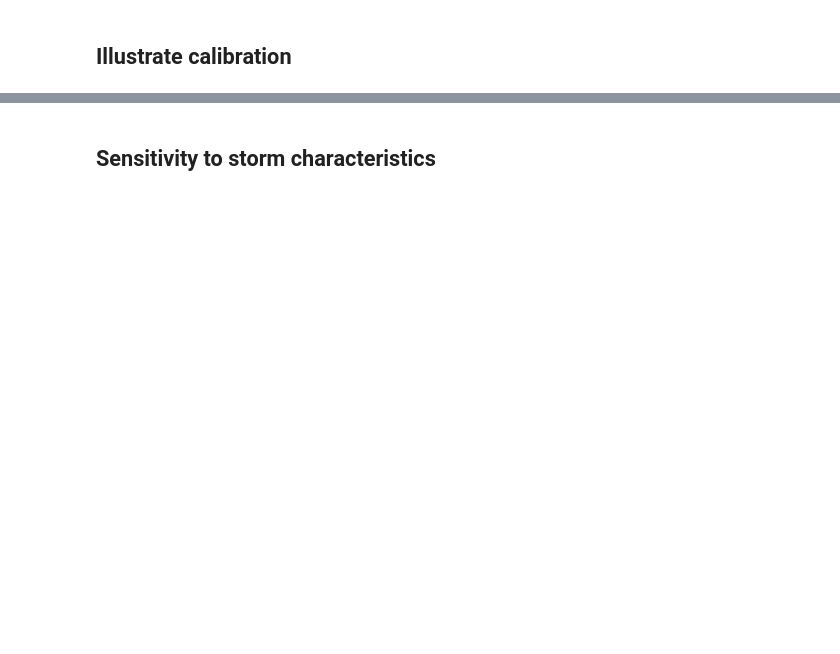
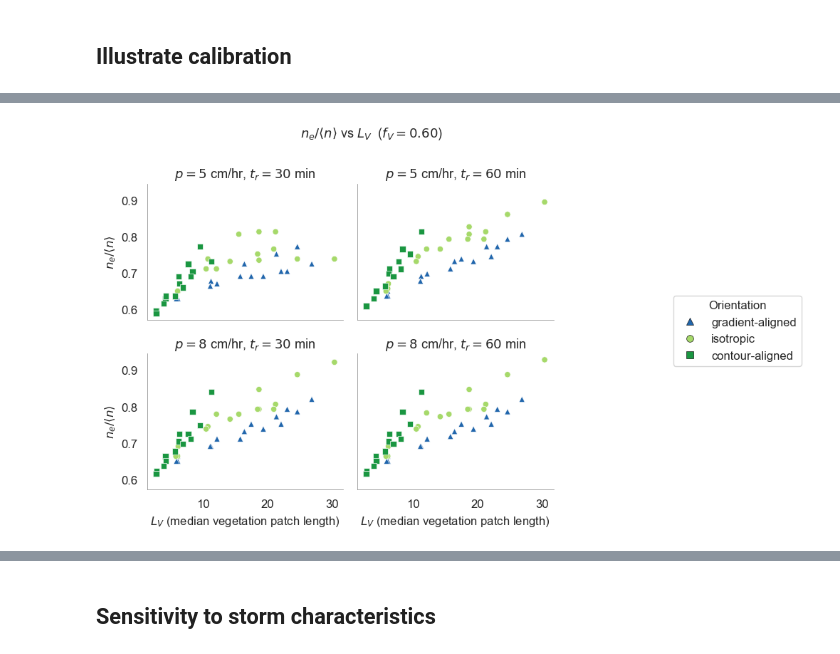
Before and after one commit to octavia-crompton/roughness-scale, a Jupyter notebook: notebooks/roughness_scale-pattern.ipynb, the cells around one changed output, grey strips where cells are left out. Cells and saved outputs as stored; diff of their text form; code cells hidden in the pictures; blank space fills up the shorter version.

```diff
--- a/notebooks/roughness_scale-pattern.ipynb
+++ b/notebooks/roughness_scale-pattern.ipynb
@@ -266,18 +280 @@ ax3.tick_params(labelsize=FS_TICK)
-# %%
-query = 'hydro_err < 0.03   and p == 5 and  l == 200 and tr == 60'
-fig, axes = plt.subplots(2, 2, figsize = (16,8))
-axes = axes.ravel()
-sim = summary.query(query).query("fV > 0.3 and sigma == 1 and aniso == 1").iloc[0]
-axes[0].imshow(sim.veg[:, :150], cmap = 'Greens', vmin = 0, vmax = 1.15)
-
-axes[0].set_title(r"$n_e / \langle n \rangle$ = {0:.2f}, $f_V$ = {1:.2f}".format(sim.effect_ratio, sim.veg.mean()))
-plot_q_compare(sim, axes[1])
-print (sim['<U>']**2, sim['<Up2>'], sim['<U>']**2/sim['<Up2>'])
-
-sim = summary.query(query).query("fV > 0.3 and sigma == 5 and aniso == 1 ").iloc[0]
-axes[2].imshow(sim.veg[:, :150], cmap = 'Greens', vmin = 0, vmax = 1.15)
-axes[2].set_title(r"$n_e / \langle n \rangle$ = {0:.2f}, $f_V$ = {1:.2f}".format(sim.effect_ratio, sim.veg.mean()))
-print (sim['<U>']**2, sim['<Up2>'], sim['<U>']**2/sim['<Up2>'])
-
-plot_q_compare(sim, axes[3])
 # %%
@@ -366,21 +388,11 @@ else:
     _hue_vals    = list(_palette.keys()) if isinstance(_palette, dict) else sorted(_df[_plot_hue].unique())
     _markers     = {v: _marker_pool[i % len(_marker_pool)] for i, v in enumerate(_hue_vals)}
 # %%
-# ── Plot: effect_ratio vs sigma, faceted by (p, tr) ──────────────────────────
+# ── Plot: effect_ratio vs LV (patch scale), faceted by (p, tr) ────────────────────────
 if not _df.empty:
     from matplotlib.lines import Line2D
 
-    # Apply horizontal offsets per orientation category (local copy — don't mutate _df)
     _df_plot = _df.copy()
-    if '_aniso_label' in _df_plot.columns:
-        _df_plot['sigma'] = _df_plot['sigma'].astype(float)
-        _orient_offsets = {
-            'gradient-aligned': -0.15,
-            'isotropic':          0.0,
-            'contour-aligned':   +0.15,
-        }
-        for _lbl, _off in _orient_offsets.items():
-            _df_plot.loc[_df_plot['_aniso_label'] == _lbl, 'sigma'] += _off
 
     p_vals  = sorted(_df_plot['p'].unique())
     tr_vals = sorted(_df_plot['tr'].unique())
@@ -400,7 +412,7 @@ if not _df.empty:
 
             sns.scatterplot(
                 data=sub,
-                x='sigma', y='effect_ratio',
+                x='LV', y='effect_ratio',
                 hue=_plot_hue,
                 style=_plot_hue,
                 markers=_markers,
@@ -410,57 +422,38 @@ if not _df.empty:
             )
 
             ax.set_title(f"$p={p}$ cm/hr, $t_r={tr}$ min", fontsize=FS_TITLE)
-            ax.set_xlabel(("band count" if _is_band else r"$\sigma$") if ri == nrows - 1 else "",
+            ax.set_xlabel(renameit('LV', rename) if ri == nrows - 1 else "",
                           fontsize=FS_LABEL)
             ax.set_ylabel(renameit('effect_ratio', rename) if ci == 0 else "", fontsize=FS_LABEL)
             ax.tick_params(labelsize=FS_TICK)
 
     # Figure-level legend
     _legend_values = _label_order if (_plot_hue == '_aniso_label' and _label_order is not None) else _hue_vals
     _legend_handles = []
     for v in _legend_values:
         _color = _palette[v] if isinstance(_palette, dict) else 'gray'
         _label = VEG_LABELS.get(v, v) if _plot_hue == 'veg_type' else v
         _legend_handles.append(
             Line2D([0], [0], marker=_markers[v], linestyle='None',
                    markerfacecolor=_color, markeredgecolor='k', markeredgewidth=0.5,
                    markersize=7, label=_label)
         )
 
     fig.legend(
         handles=_legend_handles,
         loc='center left',
-        bbox_to_anchor=(0.98, 0.5),
+        bbox_to_anchor=(1.02, 0.5),
         title=_hue_label,
         frameon=True,
         fontsize=FS_LEG,
         title_fontsize=FS_LEG,
     )
 
     fig.suptitle(
-        fr"$n_e/\langle n \rangle$ vs $\sigma$  ($f_V = {fV:.2f}$)",
+        fr"$n_e/\langle n \rangle$ vs $L_V$  ($f_V = {fV:.2f}$)",
         fontsize=FS_TITLE,
     )
     plt.tight_layout()
-    plt.subplots_adjust(right=0.84)
-
-if not _df.empty:
-    _fig_dir, _, _ = _fig_dirs()
-    _name = 'SI2_effect_ratio_vs_sigma_grid.png'
-    fig.savefig(_os.path.join(_fig_dir, _name), dpi=300, bbox_inches='tight')
-    update_figure_registry(
-        'SI2', _name,
-        description=(
-            r"$n_e/\langle n \rangle$ vs $\sigma$ for all simulations at "
-            r"$f_V \approx 0.6$, organised in a grid of panels by rainfall intensity "
-            r"($p$, rows) and storm duration ($t_r$, columns). "
-            r"Points are coloured and shaped by vegetation arrangement type (or "
-            r"anisotropy when only blob patterns are present). "
-            r"Orientation categories are offset horizontally (±0.15 in $\sigma$) for clarity."
-        ),
-        concise=(
-            r"Effect ratio vs sigma at fV≈0.6, panelled by p×tr, coloured by veg type / anisotropy. "
-            r"Reveals how spatial heterogeneity (sigma) and storm forcing jointly "
-            r"control the effective-roughness enhancement."
-        ),
-    )
+    plt.subplots_adjust(right=0.82)
+# %% [output]
+[figure, added]
```
Also changed, not shown: parts of 22 cells of this notebook, 14 other files.
